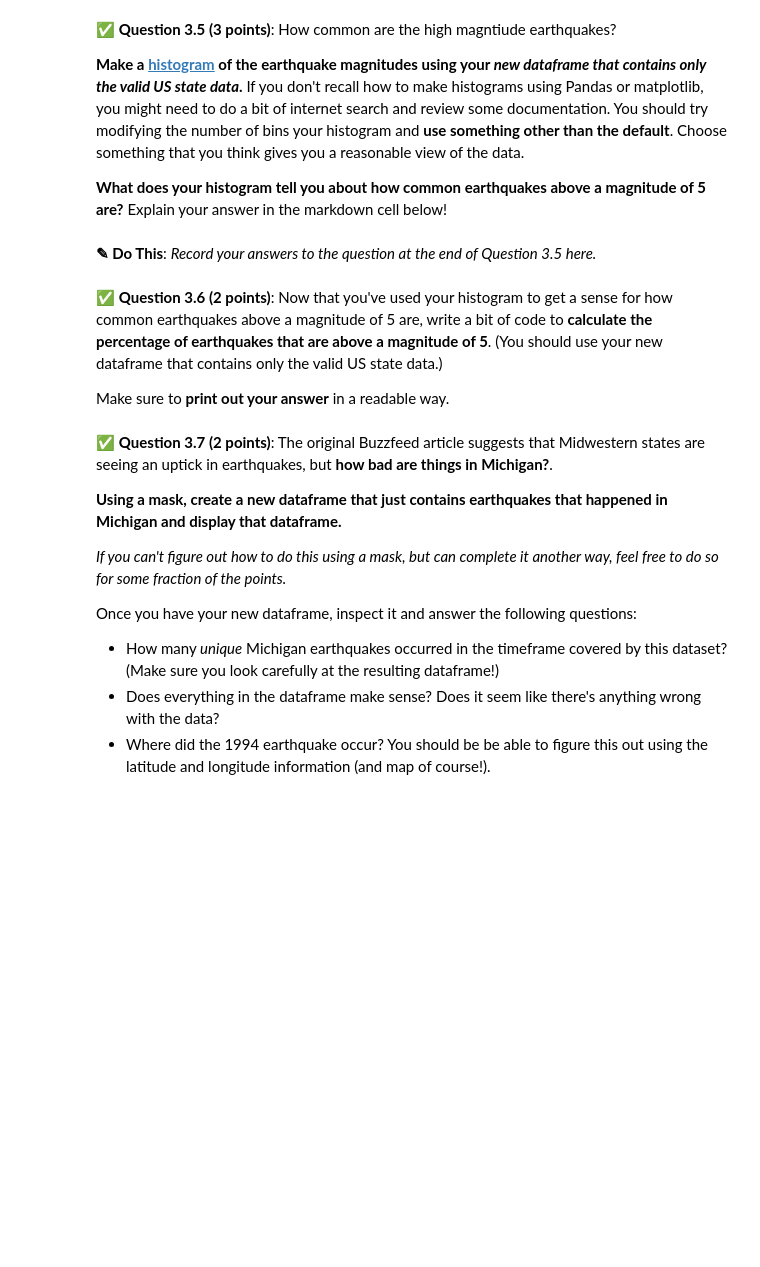
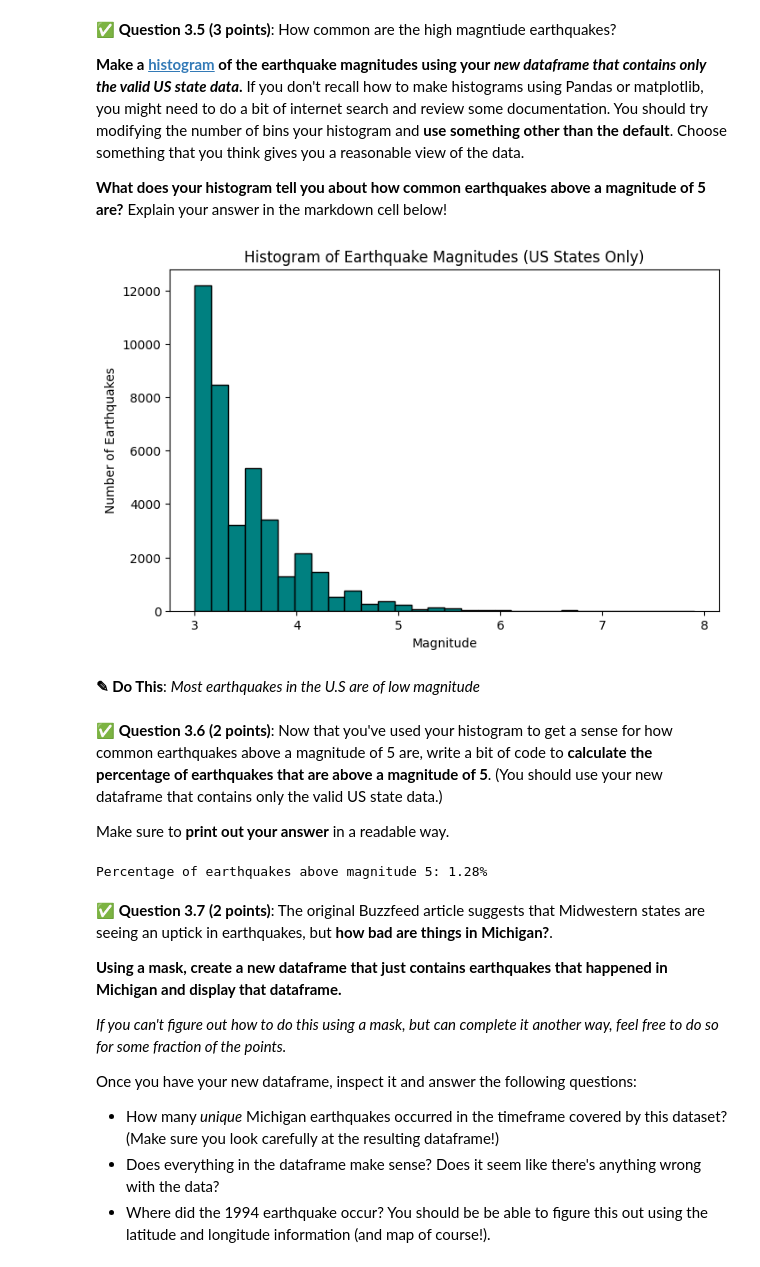
Before and after one commit to JosephM16/CMSE202-f25-turnin, a Jupyter notebook: hw-01/HW-01_GitPracticeDebuggingPythonPackagesAndClasses-STUDENT.ipynb, the cells around one changed output. Saved outputs shown, nothing was run; the diff lists cells and outputs as text; code cells hidden in the pictures; blank space fills up the shorter version.

```diff
--- a/hw-01/HW-01_GitPracticeDebuggingPythonPackagesAndClasses-STUDENT.ipynb
+++ b/hw-01/HW-01_GitPracticeDebuggingPythonPackagesAndClasses-STUDENT.ipynb
@@ -360,3 +388,6 @@ Does the resulting plot meet your expectations? Is there anything that surprises
 **Use this function to create a new dataframe that only contains the rows with a valid entry in the `state` column.**
 # %%
 ### Put your code here
+eq_valid = earthquakes.dropna(subset=['state'])
+
+eq_valid.head(10)
@@ -371,5 +412,15 @@ Does the resulting plot meet your expectations? Is there anything that surprises
+# %%
+### Put your code here
+plt.figure(figsize=(8,5))
+plt.hist(eq_valid['mag'], bins=30, color='teal', edgecolor='black')
+plt.xlabel('Magnitude')
+plt.ylabel('Number of Earthquakes')
+plt.title('Histogram of Earthquake Magnitudes (US States Only)')
+plt.show()
+# %% [output]
+[figure, added]
 # %% [markdown]
-**<font size=+3>&#9998;</font> Do This**: *Record your answers to the question at the end of Question 3.5 here.*
+**<font size=+3>&#9998;</font> Do This**: *Most earthquakes in the U.S are of low magnitude*
 # %% [markdown]
 &#9989; **Question 3.6 (2 points)**: Now that you've used your histogram to get a sense for how common earthquakes above a magnitude of 5 are, write a bit of code to **calculate the percentage of earthquakes that are above a magnitude of 5**. (You should use your new dataframe that contains only the valid US state data.)
 
@@ -379,3 +428,12 @@ Make sure to **print out your answer** in a readable way.
+# %%
+### Put your code here
+total_eq = len(eq_valid)
+high_mag_eq = len(eq_valid[eq_valid['mag'] > 5])
+
+percentage = (high_mag_eq / total_eq) * 100
+print(f"Percentage of earthquakes above magnitude 5: {percentage:.2f}%")
+# %% [output]
+Percentage of earthquakes above magnitude 5: 1.28%
 # %% [markdown]
 &#9989; **Question 3.7 (2 points)**: The original Buzzfeed article suggests that Midwestern states are seeing an uptick in earthquakes, but **how bad are things in Michigan?**.
 
```
Also changed, not shown: parts of 12 cells of this notebook.
